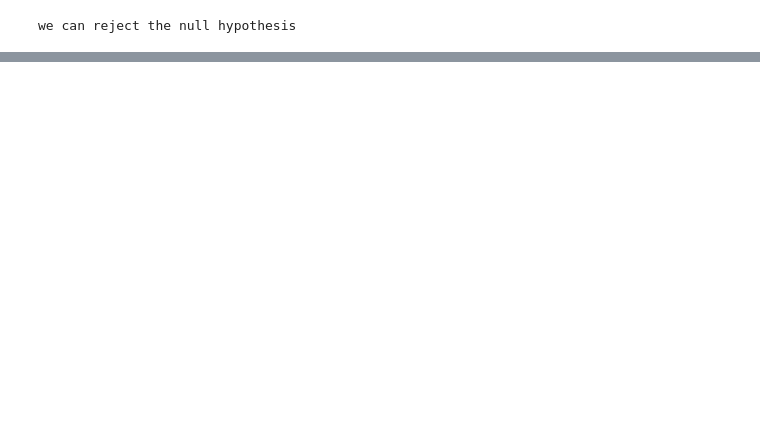
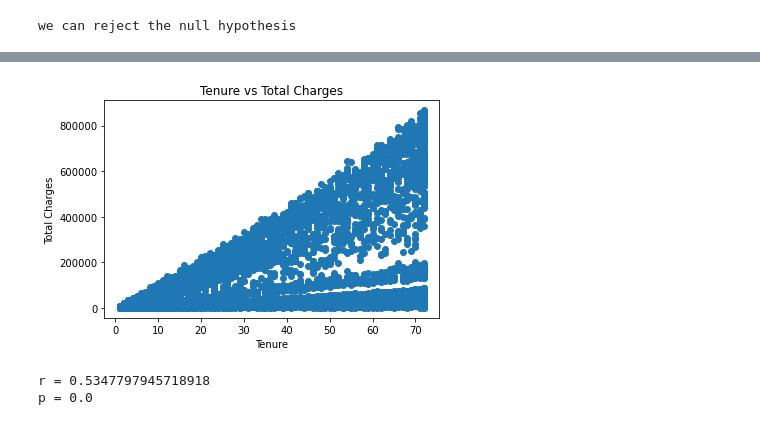
Before and after one commit to Larry-Holmes/statistics-exercises, a Jupyter notebook: hypothesis_testing.ipynb, the cells around one changed output, grey strips where cells are left out. Saved outputs shown, nothing was run; the diff lists cells and outputs as text; code cells hidden in the pictures; blank space fills up the shorter version.

```diff
--- a/hypothesis_testing.ipynb
+++ b/hypothesis_testing.ipynb
@@ -239,0 +305,3 @@ we can reject the null hypothesis
+# %%
+df2 = df[df.TotalCharges > '0']
+df2
@@ -239,0 +336,3 @@ we can reject the null hypothesis
+# %%
+df2['TotalCharges'] = df2.TotalCharges.str.replace('.','').astype(float)
+df2.TotalCharges
@@ -239,0 +357,14 @@ we can reject the null hypothesis
+# %%
+r, p = stats.pearsonr(df2.tenure, df2.TotalCharges)
+
+plt.scatter(df2.tenure, df2.TotalCharges)
+plt.title('Tenure vs Total Charges')
+plt.xlabel('Tenure')
+plt.ylabel('Total Charges')
+plt.show()
+print('r =', r)
+print('p =', p)
+# %% [output]
+[figure, added]
+r = 0.5347797945718918
+p = 0.0
```
Also changed, not shown: parts of 61 cells of this notebook.
